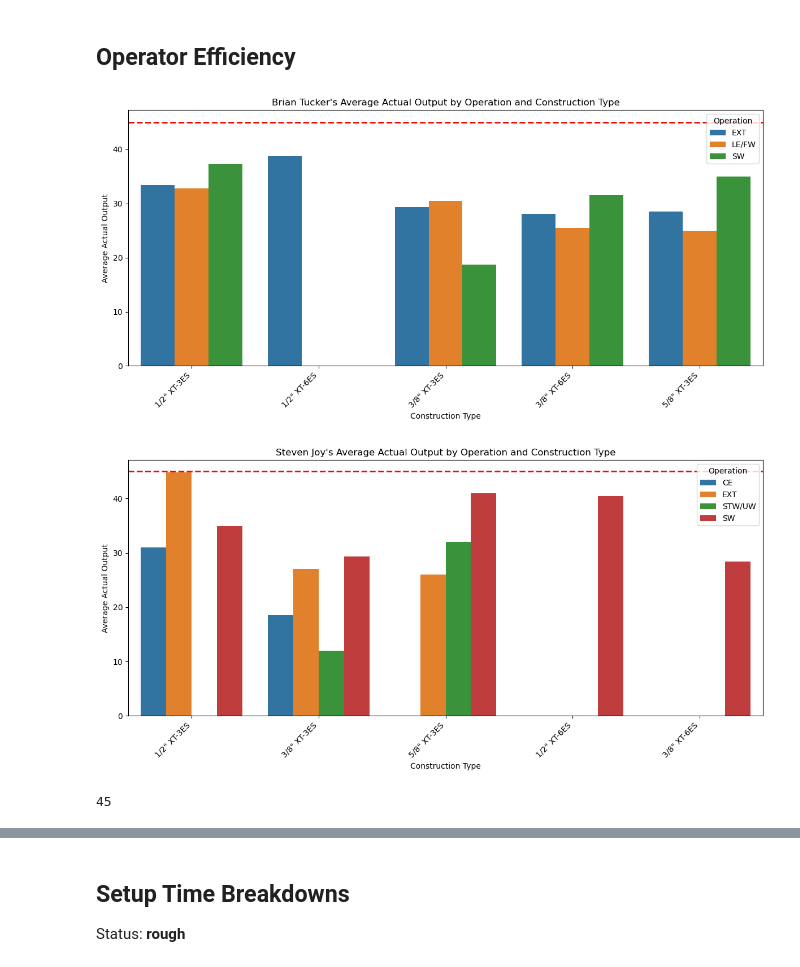
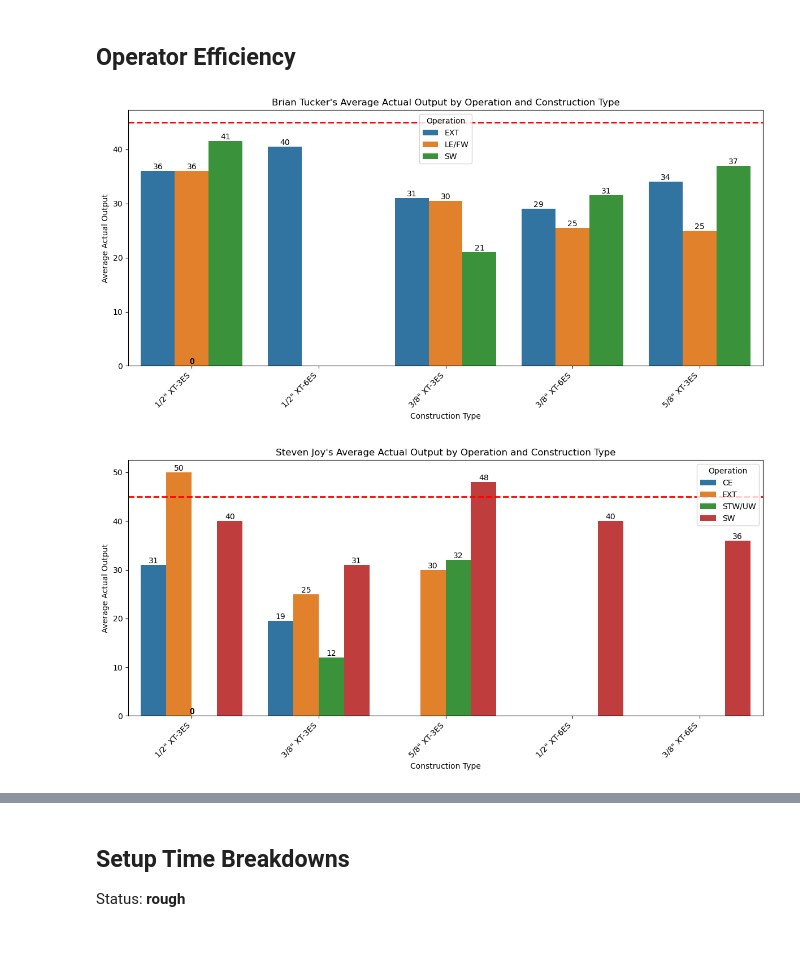
Before and after one commit to joystain/Caterpiller_Analyses, a Jupyter notebook: OEE_BIQ_Analysis.ipynb, the cells around one changed output, grey strips where cells are left out. Cells and saved outputs as stored; diff of their text form; code cells hidden in the pictures.

Commit message:
Graph Work

```diff
--- a/OEE_BIQ_Analysis.ipynb
+++ b/OEE_BIQ_Analysis.ipynb
@@ -145,46 +181,49 @@ def get_production(operator: str,line: int,shift: str):
         7:45
     }
 
     data = pd.concat([line6_clean, line7_clean])
     data = data[(data["Shift"] == shift) & (data["Line"] == line)]
 
     #prepare data to be grouped
     op_data = data[data['Operator'] == operator]
     op_data.loc[:,'Date'] = pd.to_datetime(op_data['Date'])
     op_data = op_data.dropna(subset=['Actual Output'])
     op_data.loc[:,'Actual Output'] = pd.to_numeric(op_data['Actual Output'], errors='coerce')
 
     #group data
     daily_prod = op_data.groupby(['Operation','Construction','Date'])['Actual Output'].sum().reset_index()
-    avg_prod = daily_prod.groupby(['Operation','Construction'])['Actual Output'].mean()
+    avg_prod = daily_prod.groupby(['Operation','Construction'])['Actual Output'].median()
 
     # make the graph
     avg_prod = avg_prod.reset_index()
+    avg_prod.sort_values(by='Construction')
 
     # Create the bar plot using seaborn
     plt.figure(figsize=(12, 6))
-    sns.barplot(data=avg_prod, x='Construction', y='Actual Output', hue='Operation')
+    barplot = sns.barplot(data=avg_prod, x='Construction', y='Actual Output', hue='Operation')
     plt.axhline(y=quota[line], color='red', linestyle='--', linewidth=2, label='Threshold (45)')
+
+    # Annotate each bar with the average production value
+    for i, bar in enumerate(barplot.patches):
+        height = bar.get_height()
+        barplot.annotate(
+            f'{int(height)}',  # Display the value as an integer
+            (bar.get_x() + bar.get_width() / 2, height),
+            ha='center', va='bottom'
+        )
+
     # Add labels and title
-    plt.xlabel('Construction Type')  # X-axis label
-    plt.ylabel('Average Actual Output')  # Y-axis label
-    plt.title(f"{operator}'s Average Actual Output by Operation and Construction Type")  # Title of the chart
+    plt.xlabel('Construction Type')
+    plt.ylabel('Average Actual Output')
+    plt.title(f"{operator}'s Average Actual Output by Operation and Construction Type")
 
     # Show the plot
     plt.xticks(rotation=45, ha='right')  # Rotate x-axis labels for better readability
     plt.tight_layout()  # Adjust the layout to ensure labels fit well
     plt.show()
-
+    return
 get_production("Brian Tucker",7,"1st")
 get_production("Steven Joy",7,"1st")
 # %% [output]
-[figure, old version]
+[figure, new version]
-[figure, old version]
+[figure, new version]
-# %%
-quota ={
-    7:45,
-    6:66
-}
-quota[7]
-# %% [output]
-45
```
Also changed, not shown: parts of 4 cells of this notebook, 1 other file.
